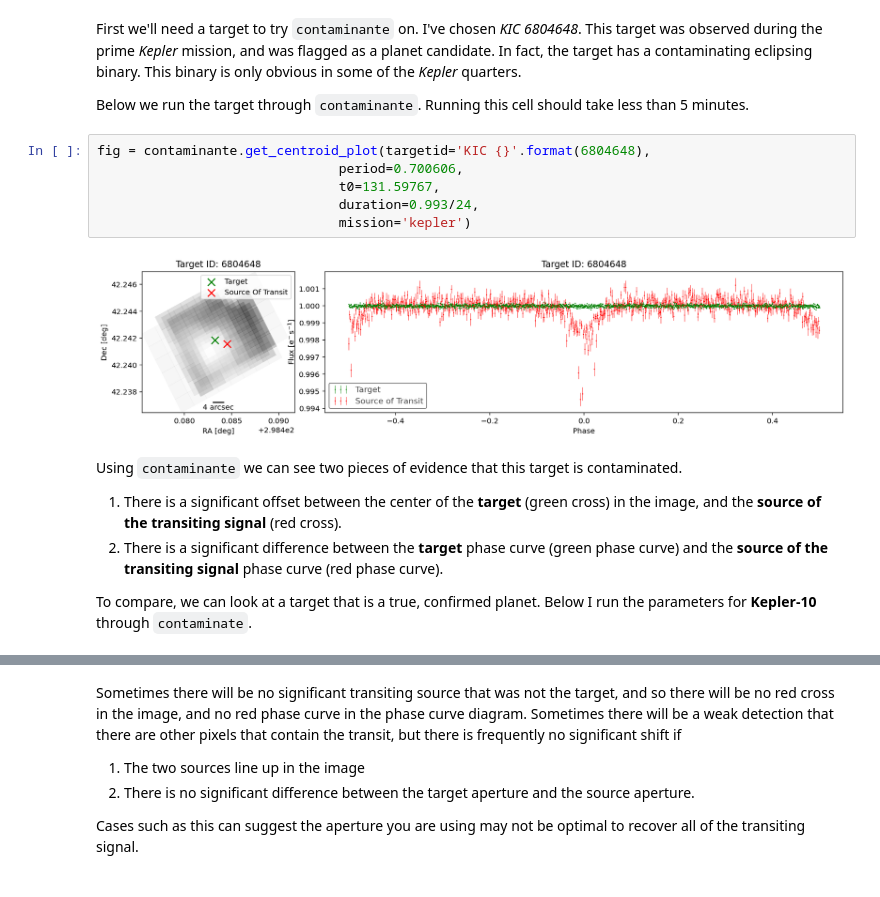
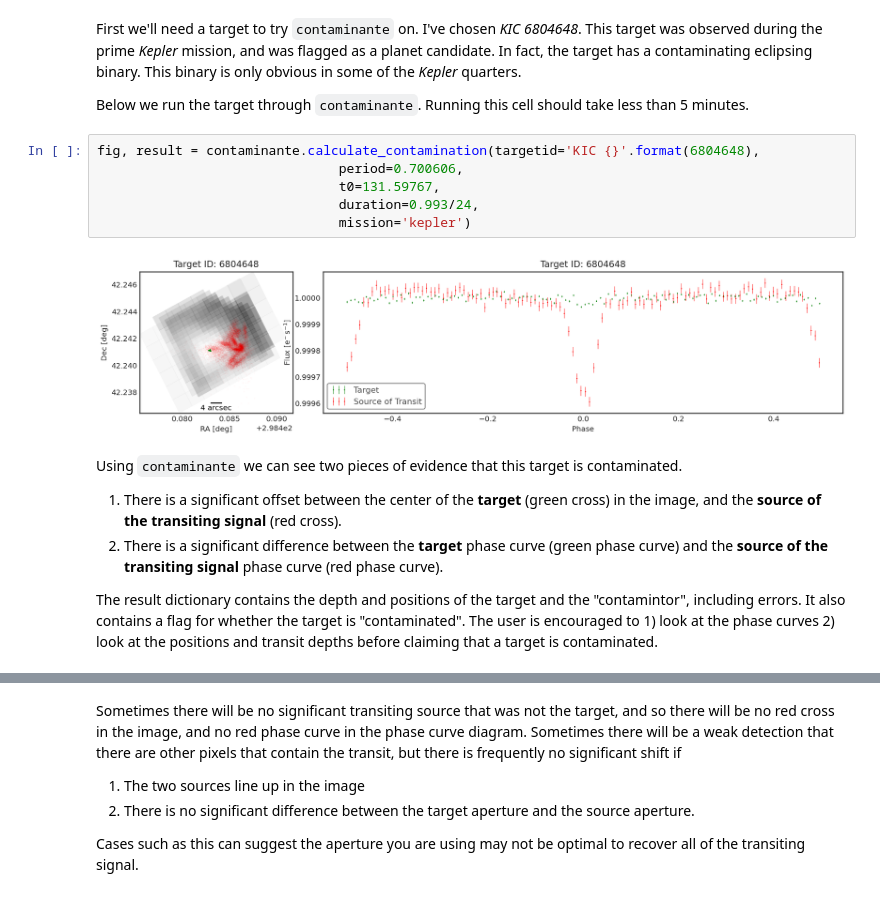
Before and after one commit to christinahedges/contaminante, a Jupyter notebook: tutorials/tutorial-1_how-to-use-contaminante.ipynb, the cells around one changed output, grey strips where cells are left out. Saved outputs shown, nothing was run; the diff lists cells and outputs as text.

```diff
--- a/tutorials/tutorial-1_how-to-use-contaminante.ipynb
+++ b/tutorials/tutorial-1_how-to-use-contaminante.ipynb
@@ -7,16 +7,16 @@ First we'll need a target to try `contaminante` on. I've chosen *KIC 6804648*. T
 
 Below we run the target through `contaminante`. Running this cell should take less than 5 minutes.
 # %%
-fig = contaminante.get_centroid_plot(targetid='KIC {}'.format(6804648),
+fig, result = contaminante.calculate_contamination(targetid='KIC {}'.format(6804648),
                                period=0.700606,
                                t0=131.59767,
                                duration=0.993/24,
                                mission='kepler')
 # %% [output]
-[figure, old version]
+[figure, new version]
 # %% [markdown]
 Using `contaminante` we can see two pieces of evidence that this target is contaminated.
 1. There is a significant offset between the center of the **target** (green cross) in the image, and the **source of the transiting signal** (red cross).
 2. There is a significant difference between the **target** phase curve (green phase curve) and the **source of the transiting signal** phase curve (red phase curve).
 
-To compare, we can look at a target that is a true, confirmed planet. Below I run the parameters for **Kepler-10** through `contaminate`.
+The result dictionary contains the depth and positions of the target and the "contamintor", including errors. It also contains a flag for whether the target is "contaminated". The user is encouraged to 1) look at the phase curves 2) look at the positions and transit depths before claiming that a target is contaminated.
```
Also changed, not shown: parts of 10 cells of this notebook, 1 other file.
